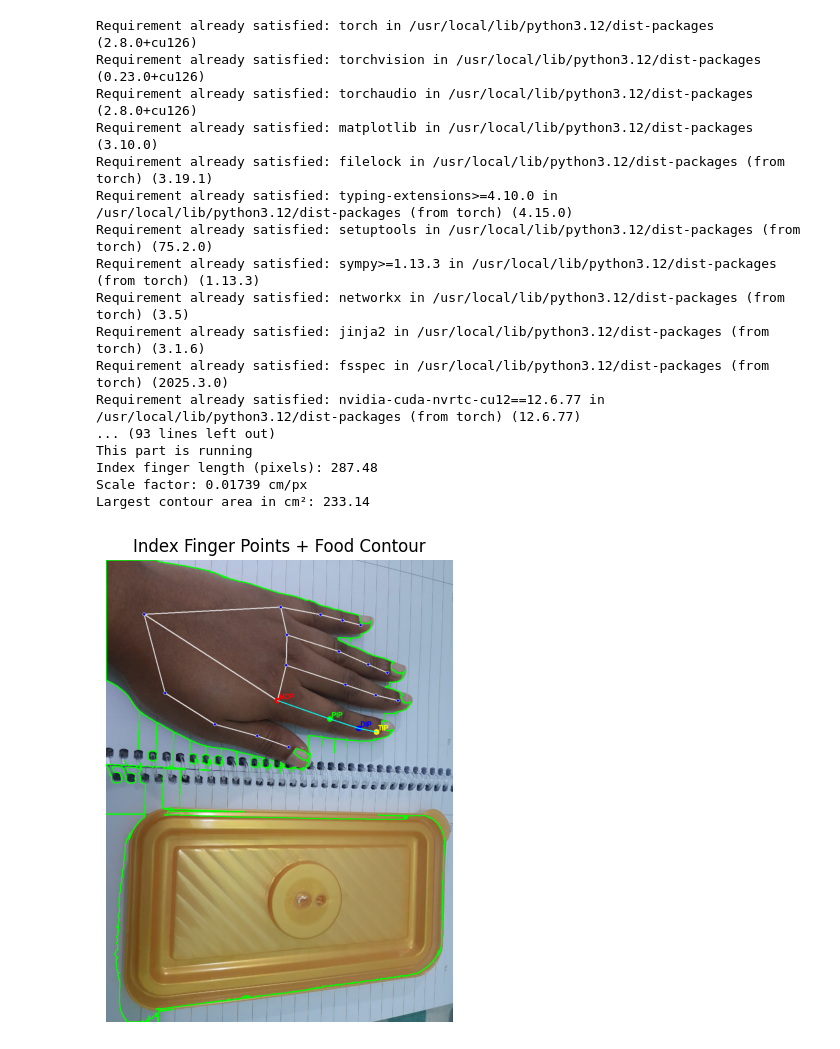
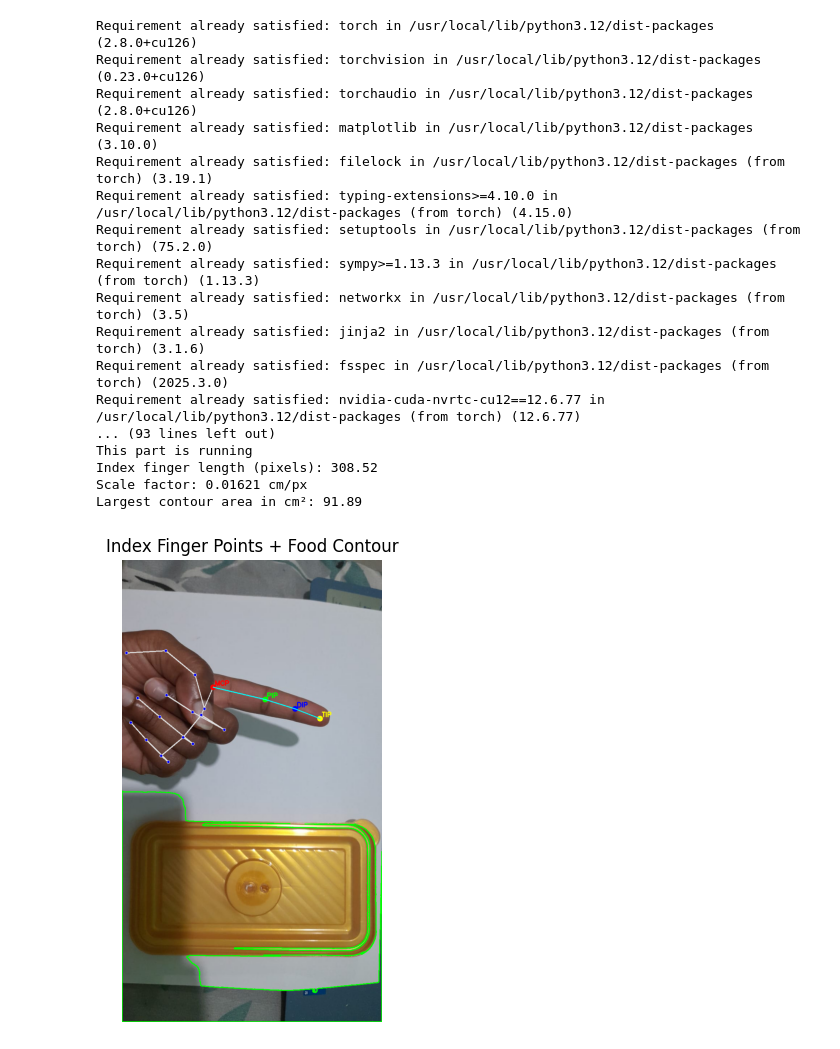
Before and after one commit to wizkers007/fooddetection, a Jupyter notebook: Food_volume_detection_with_reference_object.ipynb, the cells around one changed output. Drawn from its saved outputs; the diff is of its cells as text; code cells hidden in the pictures.

Commit message:
Hand facing up, index finger pointed, other fingers folded. Index finger & largest contour detected & area calculated.
Note: Shadow appears as part of the lid, hence shadows should be avoided.

```diff
--- a/Food_volume_detection_with_reference_object.ipynb
+++ b/Food_volume_detection_with_reference_object.ipynb
@@ -38,7 +38,7 @@ hands = mp_hands.Hands(
 #img = cv2.imread(img_path)
 
 drive.mount('/content/drive')
-img = cv2.imread('/content/drive/MyDrive/l5f.jpg')
+img = cv2.imread('/content/drive/MyDrive/l1f.jpg')
 
 
 # Convert to RGB (for Mediapipe + plotting)
@@ -114,34 +114,34 @@ if results.multi_hand_landmarks:
         print(f"Index finger length (pixels): {pixel_distance:.2f}")
         print(f"Scale factor: {scale:.5f} cm/px")
 
         # --- Step 5: Convert food area into cm² ---
         if pixel_area:
             real_area_cm2 = pixel_area * (scale ** 2)
             print(f"Largest contour area in cm²: {real_area_cm2:.2f}")
 
 # --- Step 6: Display result ---
 plt.figure(figsize=(8,6))
 plt.imshow(img_rgb)
 #plt.imshow(thresh)
 plt.axis('off')
 plt.title("Index Finger Points + Food Contour")
 plt.show()
 # %% [output]
 Requirement already satisfied: torch in /usr/local/lib/python3.12/dist-packages (2.8.0+cu126)
 Requirement already satisfied: torchvision in /usr/local/lib/python3.12/dist-packages (0.23.0+cu126)
 Requirement already satisfied: torchaudio in /usr/local/lib/python3.12/dist-packages (2.8.0+cu126)
 Requirement already satisfied: matplotlib in /usr/local/lib/python3.12/dist-packages (3.10.0)
 Requirement already satisfied: filelock in /usr/local/lib/python3.12/dist-packages (from torch) (3.19.1)
 Requirement already satisfied: typing-extensions>=4.10.0 in /usr/local/lib/python3.12/dist-packages (from torch) (4.15.0)
 Requirement already satisfied: setuptools in /usr/local/lib/python3.12/dist-packages (from torch) (75.2.0)
 Requirement already satisfied: sympy>=1.13.3 in /usr/local/lib/python3.12/dist-packages (from torch) (1.13.3)
 Requirement already satisfied: networkx in /usr/local/lib/python3.12/dist-packages (from torch) (3.5)
 Requirement already satisfied: jinja2 in /usr/local/lib/python3.12/dist-packages (from torch) (3.1.6)
 Requirement already satisfied: fsspec in /usr/local/lib/python3.12/dist-packages (from torch) (2025.3.0)
 Requirement already satisfied: nvidia-cuda-nvrtc-cu12==12.6.77 in /usr/local/lib/python3.12/dist-packages (from torch) (12.6.77)
 ... (93 lines left out)
 This part is running
-Index finger length (pixels): 287.48
-Scale factor: 0.01739 cm/px
-Largest contour area in cm²: 233.14
+Index finger length (pixels): 308.52
+Scale factor: 0.01621 cm/px
+Largest contour area in cm²: 91.89
-[figure, old version]
+[figure, new version]
```
